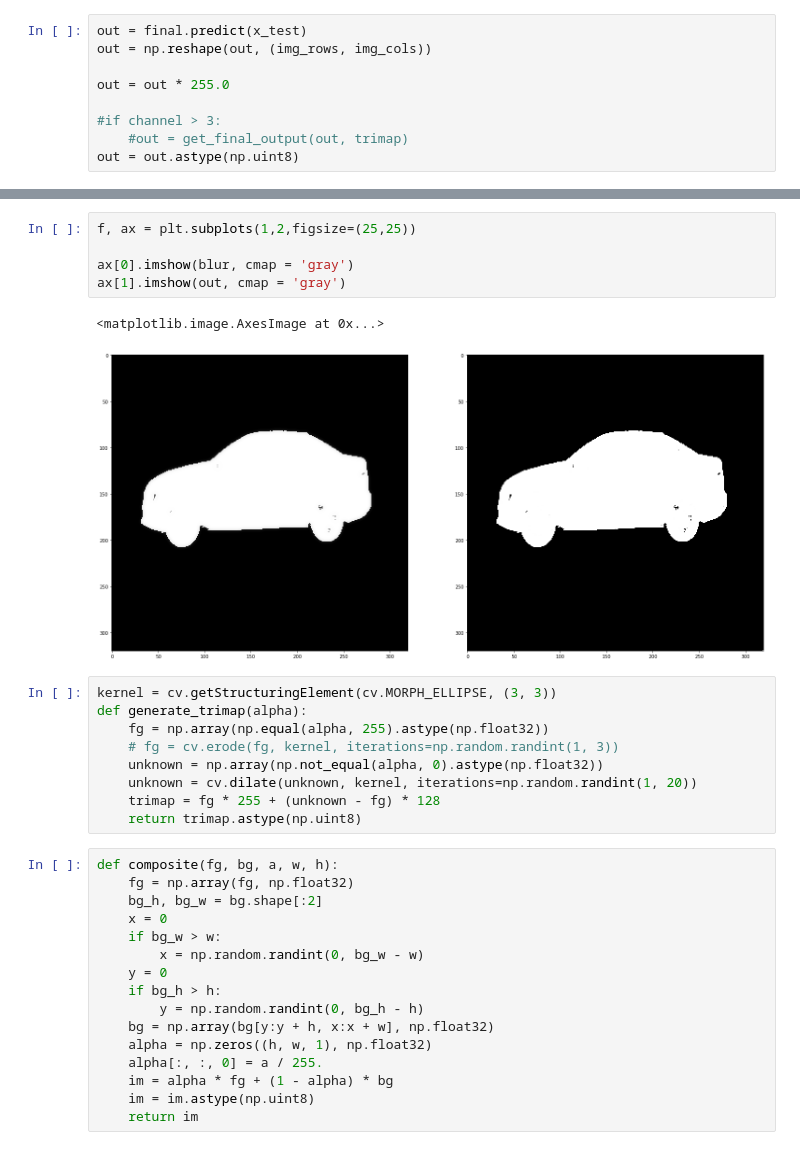
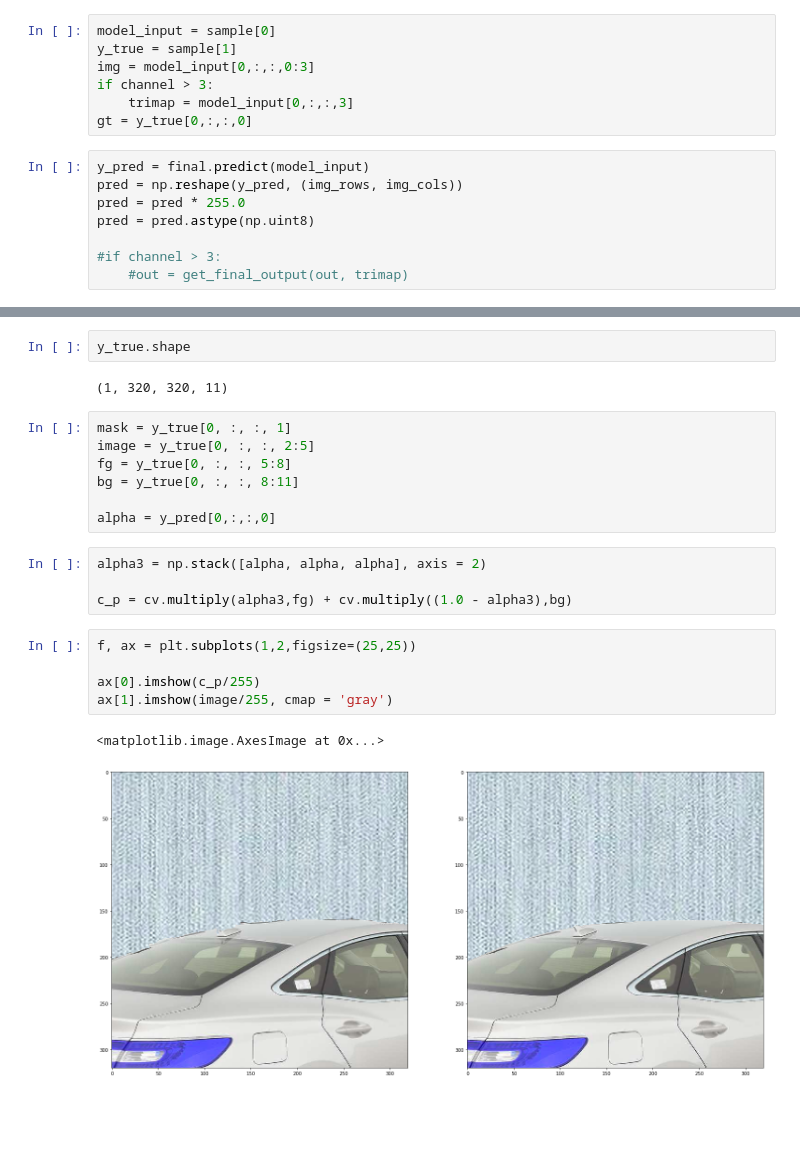
Before and after one commit to aura-reality/deep-image-matting, a Jupyter notebook: project/Inference.ipynb, the cells around one changed output, grey strips where cells are left out. Cells and saved outputs as stored; diff of their text form; blank space fills up the shorter version.

```diff
--- a/project/Inference.ipynb
+++ b/project/Inference.ipynb
@@ -57,12 +34,18 @@ if channel > 3:
+# %%
+model_input = sample[0]
+y_true = sample[1]
+img = model_input[0,:,:,0:3]
+if channel > 3:
+    trimap = model_input[0,:,:,3]
+gt = y_true[0,:,:,0]
 # %%
-out = final.predict(x_test)
-out = np.reshape(out, (img_rows, img_cols))
-
-out = out * 255.0
+y_pred = final.predict(model_input)
+pred = np.reshape(y_pred, (img_rows, img_cols))
+pred = pred * 255.0
+pred = pred.astype(np.uint8)
 
 #if channel > 3:
     #out = get_final_output(out, trimap)
-out = out.astype(np.uint8)
 # %%
 f, ax = plt.subplots(1,3,figsize=(25,25))
 
@@ -78,33 +65,23 @@ blur = cv.bilateralFilter(t,9,120,120)
+# %%
+y_true.shape
+# %% [output]
+(1, 320, 320, 11)
+# %%
+mask = y_true[0, :, :, 1]
+image = y_true[0, :, :, 2:5]
+fg = y_true[0, :, :, 5:8]
+bg = y_true[0, :, :, 8:11]
+
+alpha = y_pred[0,:,:,0]
+# %%
+alpha3 = np.stack([alpha, alpha, alpha], axis = 2)
+
+c_p = cv.multiply(alpha3,fg) + cv.multiply((1.0 - alpha3),bg)
 # %%
 f, ax = plt.subplots(1,2,figsize=(25,25))
 
-ax[0].imshow(blur, cmap = 'gray')
-ax[1].imshow(out, cmap = 'gray')
+ax[0].imshow(c_p/255)
+ax[1].imshow(image/255, cmap = 'gray')
 # %% [output]
 <matplotlib.image.AxesImage at 0x...>
-[figure, old version]
+[figure, new version]
-# %%
-kernel = cv.getStructuringElement(cv.MORPH_ELLIPSE, (3, 3))
-def generate_trimap(alpha):
-    fg = np.array(np.equal(alpha, 255).astype(np.float32))
-    # fg = cv.erode(fg, kernel, iterations=np.random.randint(1, 3))
-    unknown = np.array(np.not_equal(alpha, 0).astype(np.float32))
-    unknown = cv.dilate(unknown, kernel, iterations=np.random.randint(1, 20))
-    trimap = fg * 255 + (unknown - fg) * 128
-    return trimap.astype(np.uint8)
-# %%
-def composite(fg, bg, a, w, h):
-    fg = np.array(fg, np.float32)
-    bg_h, bg_w = bg.shape[:2]
-    x = 0
-    if bg_w > w:
-        x = np.random.randint(0, bg_w - w)
-    y = 0
-    if bg_h > h:
-        y = np.random.randint(0, bg_h - h)
-    bg = np.array(bg[y:y + h, x:x + w], np.float32)
-    alpha = np.zeros((h, w, 1), np.float32)
-    alpha[:, :, 0] = a / 255.
-    im = alpha * fg + (1 - alpha) * bg
-    im = im.astype(np.uint8)
-    return im
```
Also changed, not shown: parts of 16 cells of this notebook, 1 other file.
